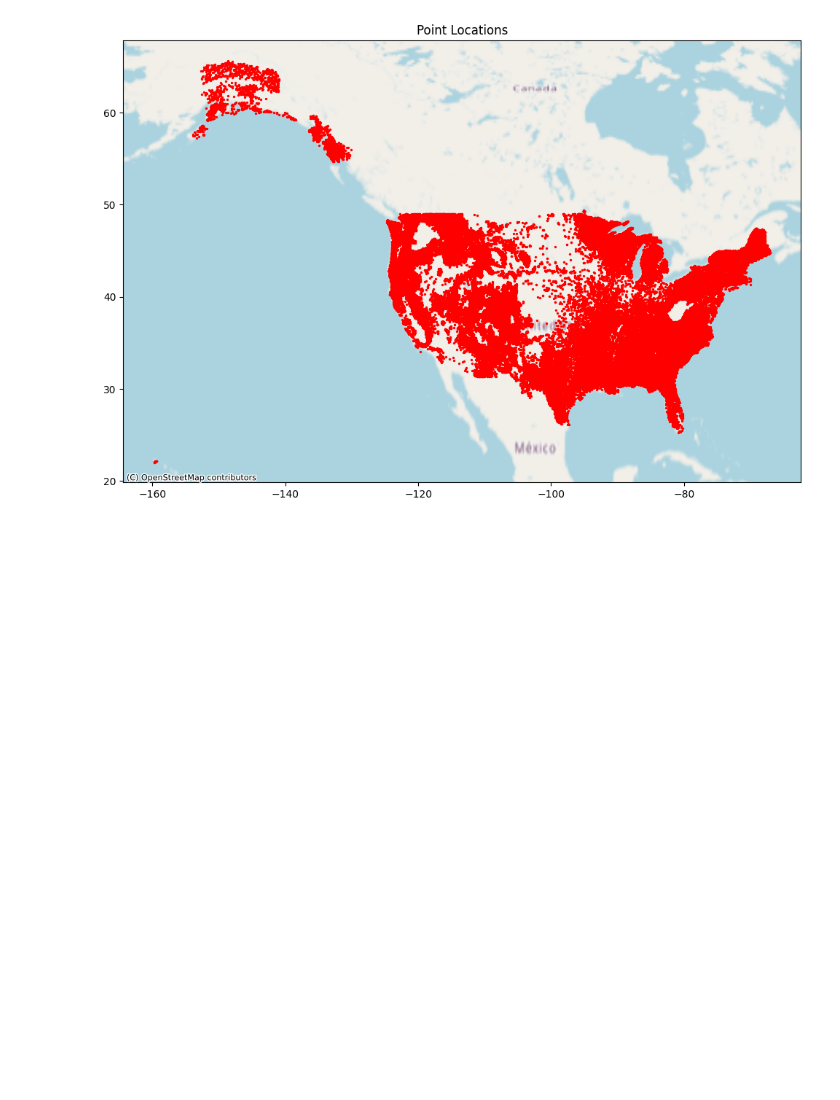
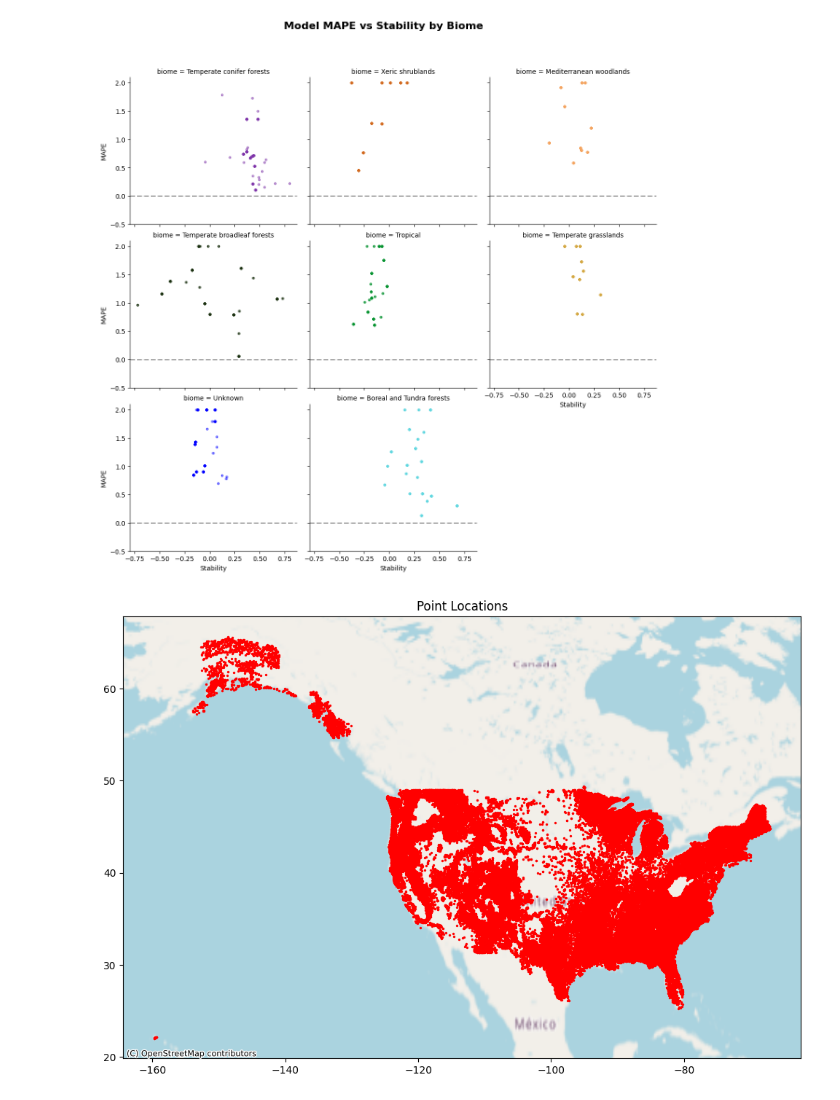
Before and after one commit to qiulinlx/FD_Stability, a Jupyter notebook: scratch.ipynb, the cells around one changed output. Saved outputs shown, nothing was run; the diff lists cells and outputs as text; code cells hidden in the pictures; blank space fills up the shorter version.

```diff
--- a/scratch.ipynb
+++ b/scratch.ipynb
@@ -10,3 +41,55 @@ PID_df=pd.read_csv("data/lookup/PID_location_all.csv")
+# %%
+def scatter_with_color(data, **kwargs):
+    # Get the biome name for this facet
+    biome_name = data['biome'].iloc[0]
+    color = biome_colors.get(biome_name, 'blue')  # Default to blue if not found
+    plt.scatter(data['Stability'], data['mape'],
+               color=color, alpha=0.5, s=10)
+# %%
+results_df= pd.read_csv("results/cv_mape_values.csv")
+results_df['mape'] = np.where(results_df['mape'] > 2, 2, results_df['mape'])
+
+# Create FacetGrid with scatter plots
+g = sns.FacetGrid(
+    results_df,
+    col="biome",
+    col_wrap=3,
+    height=4,
+    sharex=True,
+    sharey=True
+)
+
+g.map_dataframe(scatter_with_color)
+
+# Add MAPE=0 line centered in each subplot
+for ax in g.axes.flat:
+    # Get y-axis limits
+    ymin, ymax = ax.get_ylim()
+
+    # Center the y-axis around 0 if needed
+    max_abs = max(abs(ymin), abs(ymax))
+    ax.set_ylim(-0.5, max_abs)  # Center at 0
+
+    # Add horizontal line at MAPE=0
+    ax.axhline(y=0, color='gray', linewidth=2, linestyle='--', alpha=0.7)
+
+# Set axis labels
+g.set_axis_labels("Stability", "MAPE")
+
+# Adjust spacing - MORE SPACE between title and subplots
+g.fig.subplots_adjust(top=0.88)  # Increased from 0.9 to 0.88 (more space)
+
+# Add title with more space
+g.fig.suptitle(
+    'Model MAPE vs Stability by Biome',
+    fontsize=16,
+    fontweight='bold',
+    y=0.98  # Adjust y position (0.98 = higher, more space below)
+)
+
+plt.show()
+# %% [output]
+[figure, added]
 # %%
 new_df=pd.read_csv("data/final/final_dataset.csv")
 # %%
```
Also changed, not shown: parts of 2 cells of this notebook, 10 other files.
